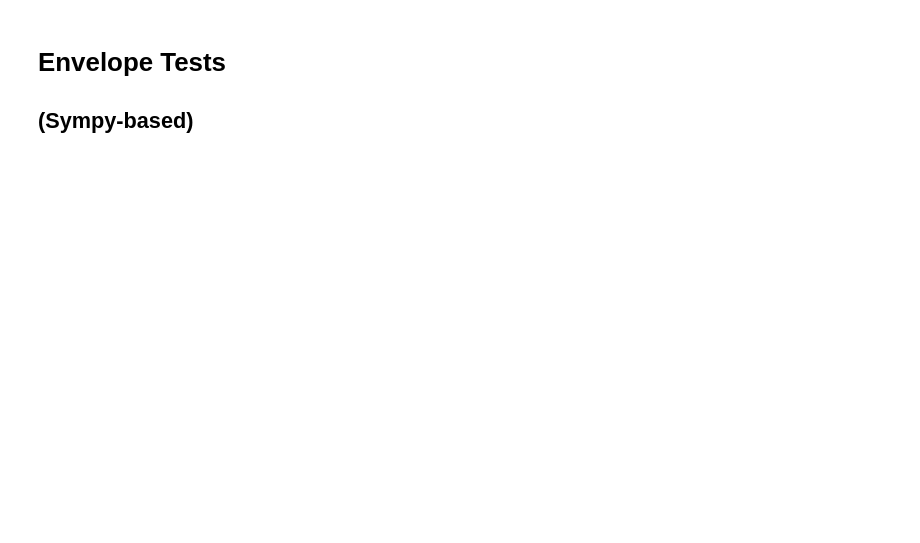
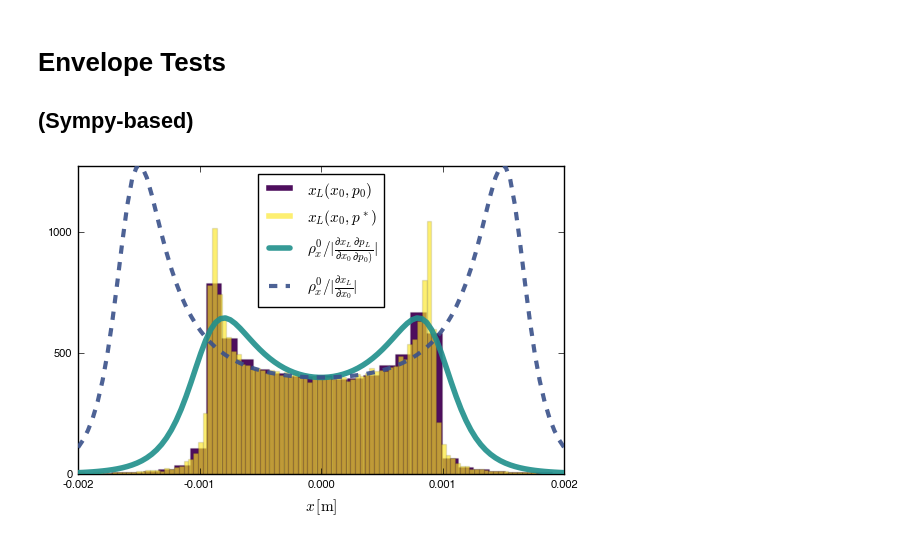
Before and after one commit to benfolsom/dcplapprx, a Jupyter notebook: suppl1_octupole_plots.ipynb, the cells around one changed output. Saved outputs shown, nothing was run; the diff lists cells and outputs as text; code cells hidden in the pictures; blank space fills up the shorter version.

```diff
--- a/suppl1_octupole_plots.ipynb
+++ b/suppl1_octupole_plots.ipynb
@@ -230,11 +172,11 @@ legendfont=Plots.font("Helvetica",11))
 m_str = exp(-2*ρ*xᵥ/χ)*xᵥ*σm/σₓ; #Eqn. 17
 x_str = exp(-2*ρm*mᵥ/χm)*mᵥ*σₓ/σm #Eqn. 18;
 # %%
-k = 1E9    #Default: 5E9 for x, 10 for m
-L = 1E-2     #Default: 1E-2 for x, 15 for m
+k = 5E9    #Default: 5E9 for position, 1E9 for momentum
+L = 1E-2     #Default: 1E-2
 Hm_s = -L/m * (k/4 * xᵥ^4+ 1/2 * mᵥ^2)         # Same as above, for envelope
 N = 100000
-ord = 7
+ord = 4
 xₒ = Lietrx(Hm_s,xᵥ,xᵥ,mᵥ)  #default outputs for envelope
 mₒ = Lietrx(Hm_s,mᵥ,xᵥ,mᵥ);
 
@@ -246,7 +188,7 @@ xₓ,mₓ = bGau[:,1], bGau[:,2]
 xₒλ = lambdify(xₒ)(xₓ,mₓ)     #lambdifying both outputs
 xₒλapr = lambdify(xₒapr)(xₓ);
 mₒλ = lambdify(mₒ)(xₓ,mₓ)
-mₒλapr = lambdify(mₒapr)(xₓ);
+mₒλapr = lambdify(mₒapr)(mₓ);
 # %%
 dxₒdx = diff(xₒ,xᵥ)
 dmₒdm = diff(mₒ,mᵥ)
@@ -272,19 +214,22 @@ Jcb_chkm = removeO(series(Jcb_chkm,mᵥ))
 ρₒchkm = ρm/abs(Jcb_chkm);
 # %%
-xr = .0025 #x-range
-bns = 5000  #bins
+xr = .002 #x-range
+bns = 1000  #bins
 
 histogram(xₒλ,alpha=0.95,bins=bns,line=0.1,normed=true,label=L"x_L(x_0,p_0)",)
 histogram!(xₒλapr,alpha=.65,bins=bns,line=0.1,normed=true,label=L"x_L(x_0,p^*)")
 
 plot!(ρₒ,-xr,xr,line=(.91,4),
-label=L"\rho^0_x /|\frac{\partial x_L}{\partial x_0}\frac{\partial p_L}{\partial p_0)}|_{p_0\rightarrow p^*}")
+label=L"\rho^0_x /|\frac{\partial x_L}{\partial x_0}\frac{\partial p_L}{\partial p_0)}|")
 
 plot!(ρₒchk,-xr,xr,line=(.91,3),linestyle=(:dash),
-label=L"\rho^0_x / |\frac{\partial x_L}{\partial x_0}|_{p_0\rightarrow p^*}")
+label=L"\rho^0_x / |\frac{\partial x_L}{\partial x_0}|")
 
 plot!(margin=35px,top_margin=15px,xlabel=(L"x\/\rm{[m]}"),legendfont=Plots.font("Helvetica",11))
 plot!(xlim=(-xr,xr),grid=false)
+Plots.pdf("/Users/benfolsom/Desktop/envpos")
+# %% [output]
+[figure, added]
 # %%
 xr = .02 #x-range
 bns = 1500 #bins
```
Also changed, not shown: parts of 16 cells of this notebook.
